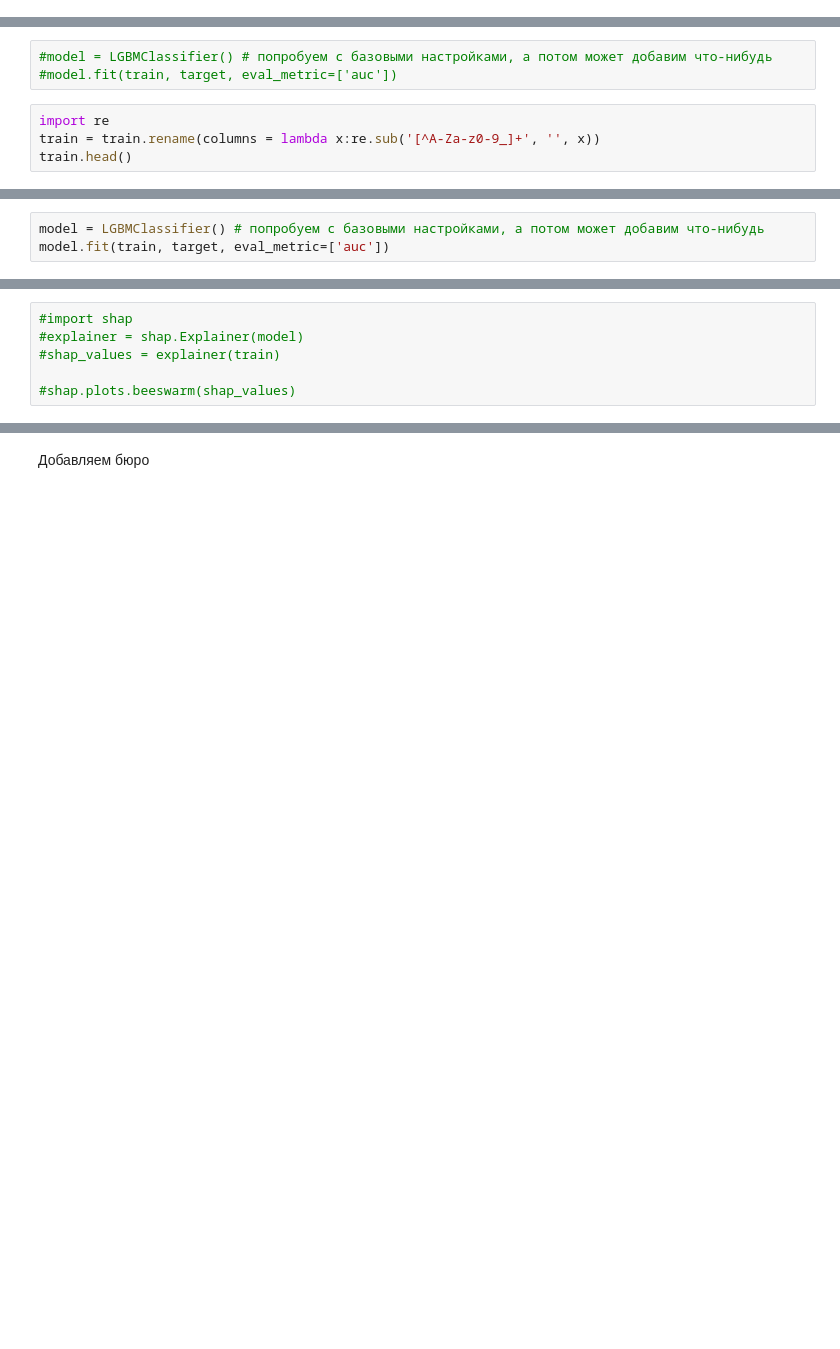
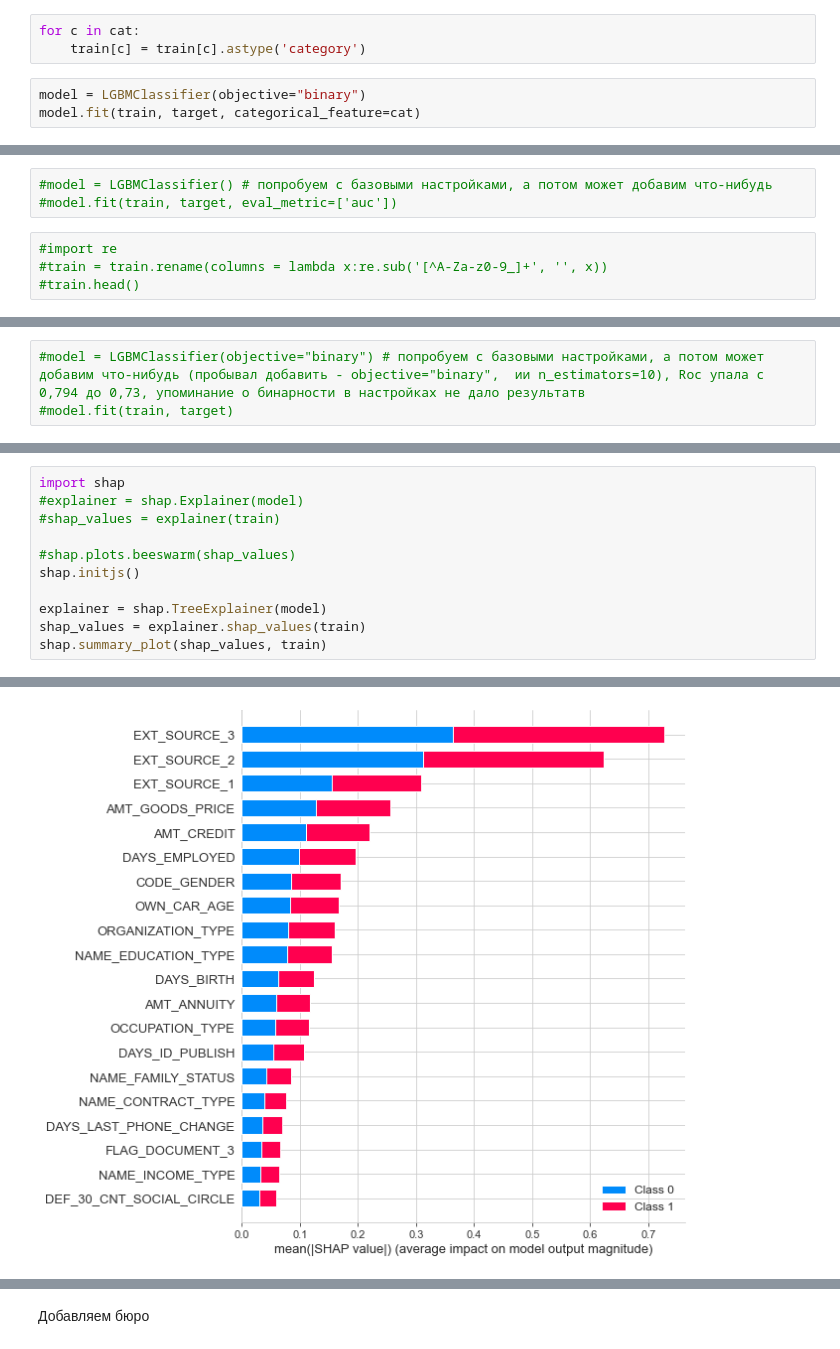
Before and after one commit to RuslanYusup/HCB, a Jupyter notebook: HCB.ipynb, the cells around one changed output, grey strips where cells are left out. Saved outputs shown, nothing was run; the diff lists cells and outputs as text; blank space fills up the shorter version.

```diff
--- a/HCB.ipynb
+++ b/HCB.ipynb
@@ -451,0 +435,6 @@ print('Тестовая выборка', test.shape)
+# %%
+for c in cat:
+    train[c] = train[c].astype('category')
+# %%
+model = LGBMClassifier(objective="binary")
+model.fit(train, target, categorical_feature=cat)
@@ -453,6 +495,6 @@ print('Тестовая выборка', test.shape)
 #model = LGBMClassifier() # попробуем с базовыми настройками, а потом может добавим что-нибудь
 #model.fit(train, target, eval_metric=['auc'])
 # %%
-import re
-train = train.rename(columns = lambda x:re.sub('[^A-Za-z0-9_]+', '', x))
-train.head()
+#import re
+#train = train.rename(columns = lambda x:re.sub('[^A-Za-z0-9_]+', '', x))
+#train.head()
@@ -478,3 +504,3 @@ test.head()
 # %%
-model = LGBMClassifier() # попробуем с базовыми настройками, а потом может добавим что-нибудь
-model.fit(train, target, eval_metric=['auc'])
+#model = LGBMClassifier(objective="binary") # попробуем с базовыми настройками, а потом может добавим что-нибудь (пробывал добавить - objective="binary",  ии n_estimators=10), Roc упала с 0,794 до 0,73, упоминание о бинарности в настройках не дало результатв
+#model.fit(train, target)
@@ -511,7 +535,12 @@ Successfully installed shap-0.41.0 slicer-0.0.7
 # %%
-#import shap
+import shap
 #explainer = shap.Explainer(model)
 #shap_values = explainer(train)
 
 #shap.plots.beeswarm(shap_values)
+shap.initjs()
+
+explainer = shap.TreeExplainer(model)
+shap_values = explainer.shap_values(train)
+shap.summary_plot(shap_values, train)
 # %% [output]
@@ -518,0 +549 @@ ValueError: The beeswarm plot does not support plotting explanations with instan
+[figure, added]
```
Also changed, not shown: parts of 61 cells of this notebook.
